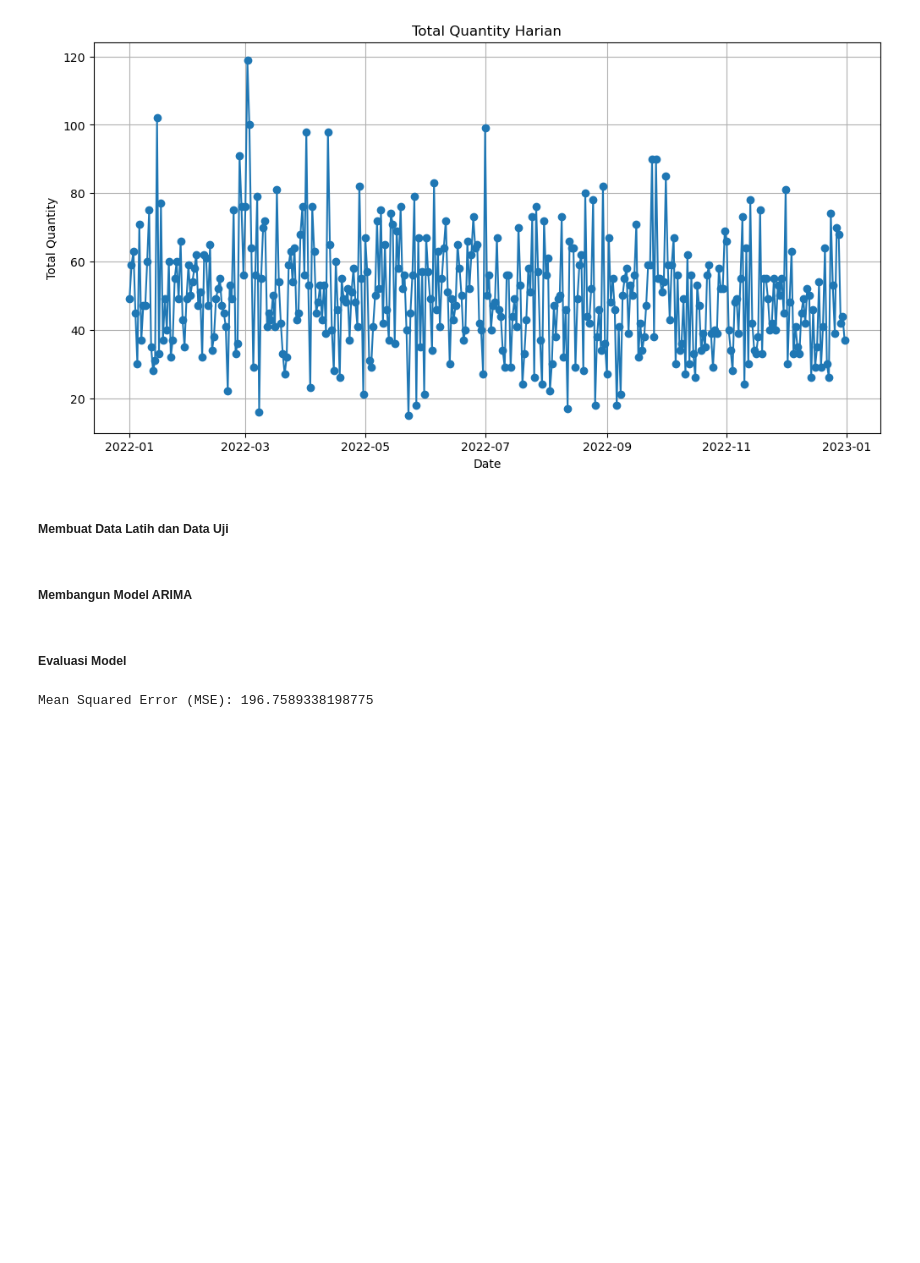
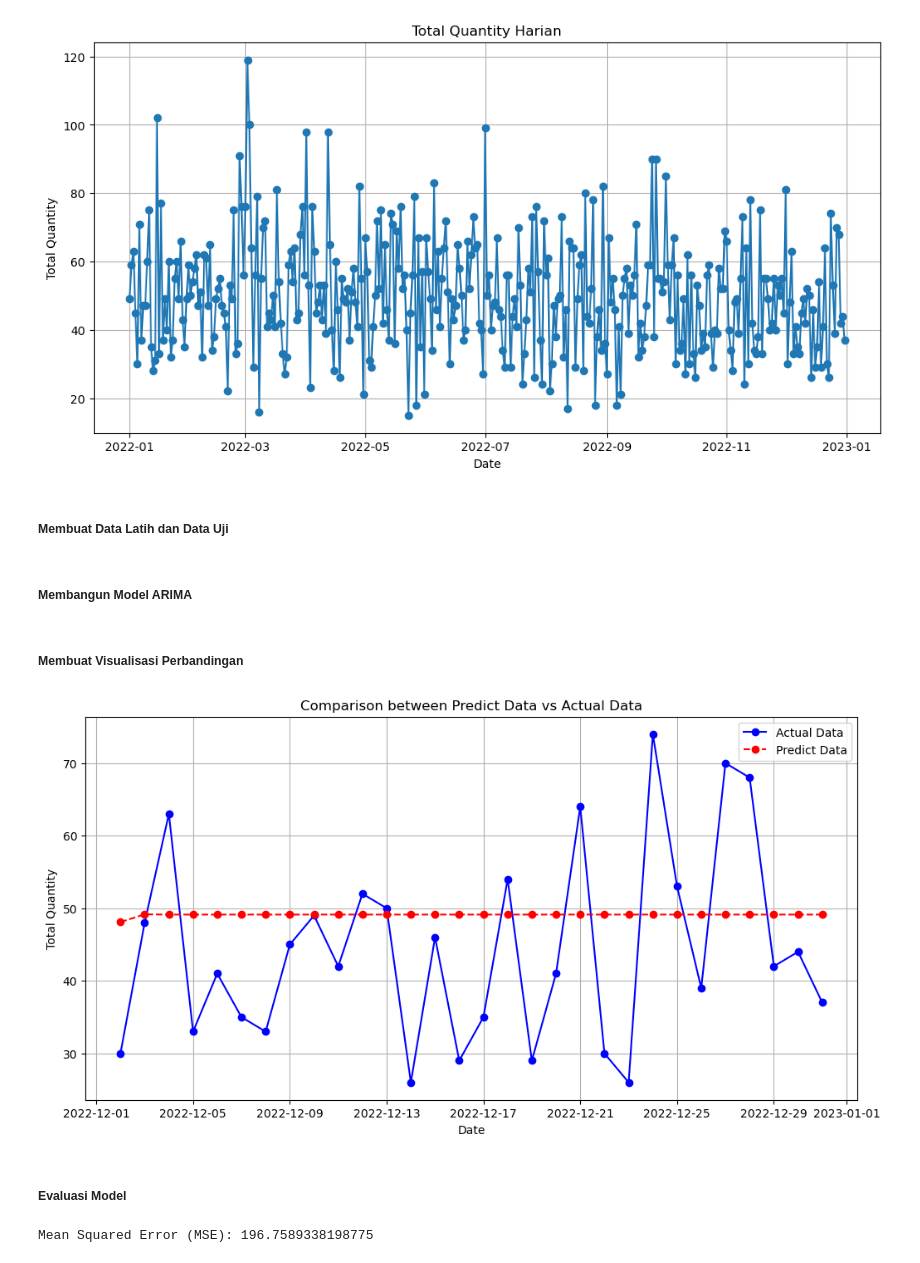
Before and after one commit to fwaafnn/VIE_Kalbe_DataScientist, a Jupyter notebook: challenge-finaltask/ARIMA_regression.ipynb, the cells around one changed output. Saved outputs shown, nothing was run; the diff lists cells and outputs as text; code cells hidden in the pictures; blank space fills up the shorter version.

```diff
--- a/challenge-finaltask/ARIMA_regression.ipynb
+++ b/challenge-finaltask/ARIMA_regression.ipynb
@@ -136,5 +136,9 @@ memory usage: 353.0+ KB
 # %%
 daily_data = df_merge.groupby(df_merge.index.date)['Qty'].sum().reset_index()
 daily_data.columns = ['Date', 'TotalQty']
+
+# transformasi tipe data dari kolom 'Date'
+daily_data['Date'] = pd.to_datetime(daily_data['Date'], format='%d/%m/%Y')
+daily_data.info()
 daily_data
 # %% [output]
@@ -178,7 +191,22 @@ model = ARIMA(train_data['TotalQty'], order=(1,1,1))
 model_fit = model.fit()
 
 # Model melakukan prediksi
-forecast_result = model_fit.forecast(steps=len(test_data))
+# predict_result = model_fit.predict(steps=len(test_data))
+predictions = model_fit.predict(start=len(train_data), end=len(train_data)+len(test_data)-1)
+# %% [markdown]
+##### Membuat Visualisasi Perbandingan
+# %%
+plt.figure(figsize=(12,6))
+plt.plot(test_data['Date'], test_data['TotalQty'], label='Actual Data', color='b', marker='o', linestyle='-')
+plt.plot(test_data['Date'], predictions, label='Predict Data', color='r', marker='o', linestyle='--')
+plt.title("Comparison between Predict Data vs Actual Data")
+plt.xlabel('Date')
+plt.ylabel('Total Quantity')
+plt.grid(True)
+plt.legend()
+plt.show()
+# %% [output]
+[figure, added]
 # %% [markdown]
 ##### Evaluasi Model
 # %%
```
Also changed, not shown: parts of 2 cells of this notebook.
